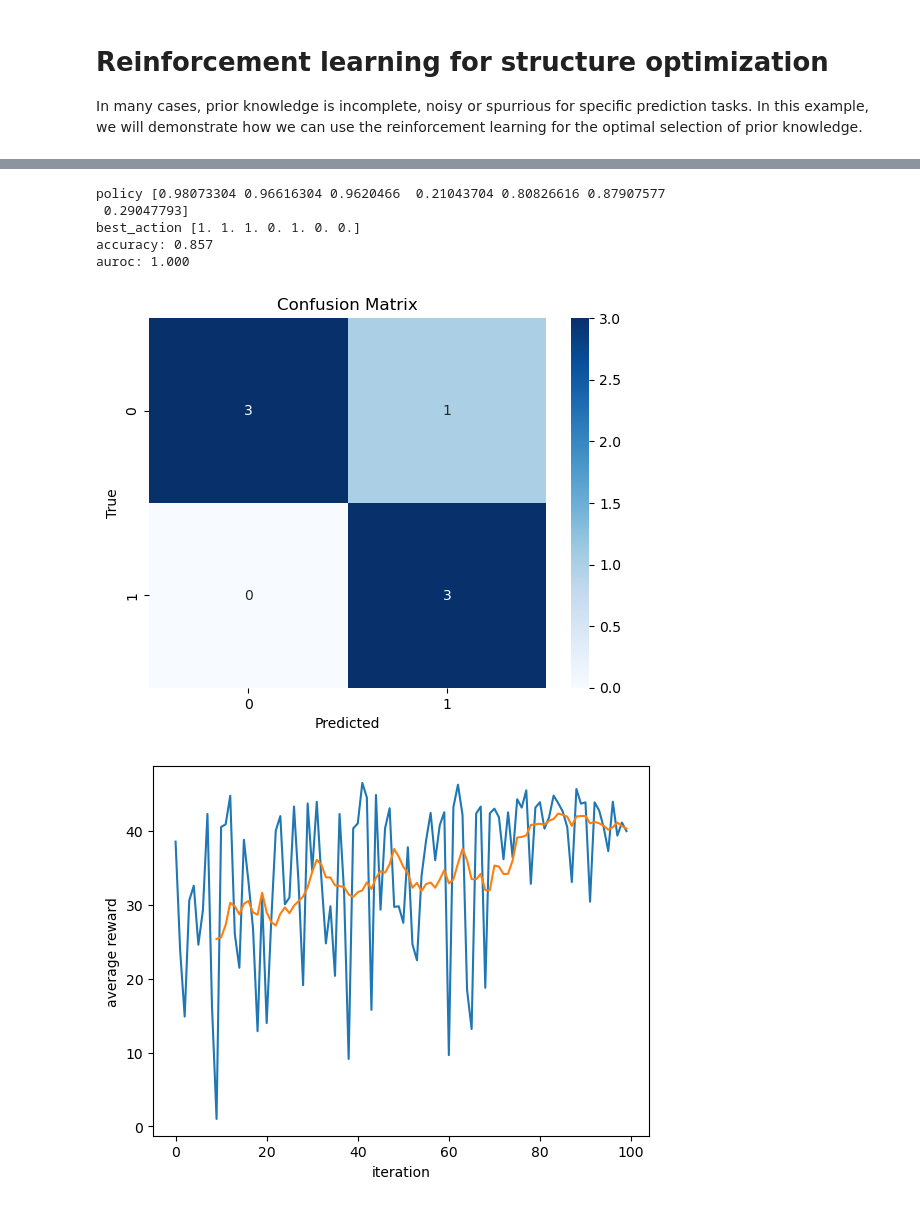
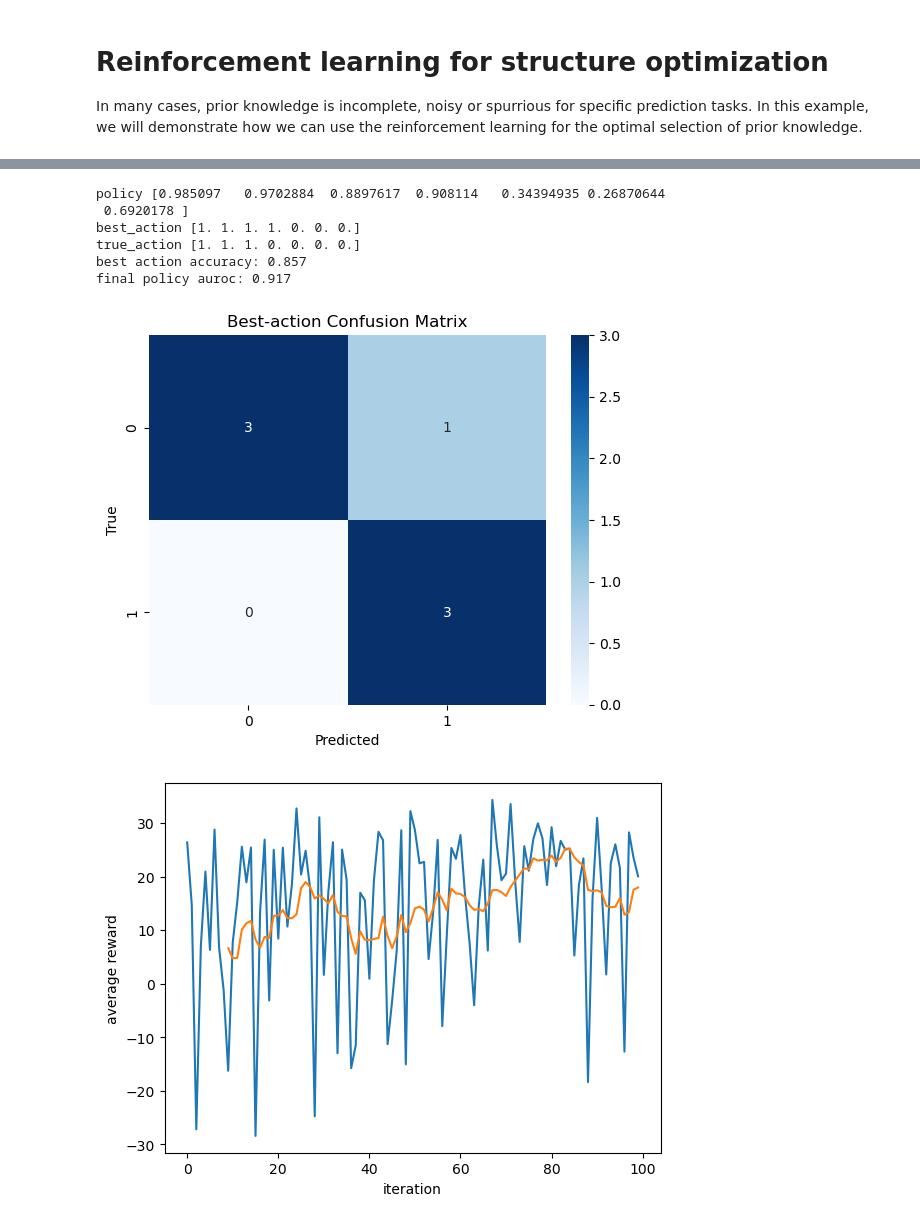
Before and after one commit to nathanieljevans/GSNN, a Jupyter notebook: docs/tutorials/04_reinforce.ipynb, the cells around one changed output, grey strips where cells are left out. Drawn from its saved outputs; the diff is of its cells as text; code cells hidden in the pictures.

```diff
--- a/docs/tutorials/04_reinforce.ipynb
+++ b/docs/tutorials/04_reinforce.ipynb
@@ -78,21 +37,0 @@ plt.show()
-# %%
-special_functions = None
-
-x_train, x_test, y_train, y_test = simulate(G, n_train=100, n_test=250, input_nodes=input_nodes, output_nodes=output_nodes,
-                                            special_functions=special_functions, noise_scale=0.1)
-
-device = 'cuda' if torch.cuda.is_available() else 'cpu'
-device = 'cpu'
-
-x_train = torch.tensor(x_train, dtype=torch.float32).to(device)
-x_test = torch.tensor(x_test, dtype=torch.float32).to(device)
-y_train = torch.tensor(y_train, dtype=torch.float32).to(device)
-y_test = torch.tensor(y_test, dtype=torch.float32).to(device)
-
-y_mu = y_train.mean(0); y_std = y_train.std(0)
-
-y_train = (y_train - y_mu)/(y_std + 1e-8)
-y_test = (y_test - y_mu)/(y_std + 1e-8)
-
-train_dataset = torch.utils.data.TensorDataset(x_train, y_train)
-test_dataset = torch.utils.data.TensorDataset(x_test, y_test)
@@ -119,14 +72,12 @@ model_kwargs = {'edge_index_dict'                 : edge_index_dict,
                     'norm'                            : 'batch'}
 
 # GSNN training parameters
-training_kwargs = {'lr':5e-2,
+training_kwargs = {'lr':1e-2,
                     'max_epochs':50,
                     'batch':100,
                     'workers':5,
                     'weight_decay':1e-4}
 
-args = argparse.Namespace()
-args.outer_iters = 100
 
 # the action edge dict will be used to index the action for each edge
 # if and edge key is not provided, those values will not be optimized (always present)
@@ -136,14 +87,13 @@ n_actions = sum([torch.unique(v).numel() for v in action_edge_dict.values()])
 true_action = np.array([1.]*3 + [0.]*4)
 
 env = Environment(action_edge_dict, train_dataset, test_dataset, model_kwargs,
-                 training_kwargs, metric='spearman', reward_type='auc', verbose=False,
+                 training_kwargs, metric='r2', reward_type='auc', verbose=False,
                  raise_error_on_fail=True)
 
 hoptim = REINFORCE(env, n_actions, action_labels=true_action, clip=10, eps=1e-8, warmup=3, verbose=True,
-                        entropy=0., entropy_decay=0.99, min_entropy=0.0, window=10,
-                        init_prob=0.25, lr=1e-1, policy_decay=0)
+                        entropy=0.1, entropy_decay=0.99, min_entropy=0.0, window=10,
+                        init_prob=0.5, lr=1e-1, policy_decay=0)
 
-for iter in range(args.outer_iters):
-
+for iter in range(100):
     hoptim.step()
 # %% [output]
@@ -171,37 +121,39 @@ policy = hoptim.logits.sigmoid().detach().cpu().numpy().ravel()
 
 print('policy', policy)
 print('best_action', best_action)
+print('true_action', true_action)
 
 acc = np.mean(best_action == true_action)
 auroc = roc_auc_score(true_action, policy)
 
-print(f'accuracy: {acc:.3f}')
-print(f'auroc: {auroc:.3f}')
+print(f'best action accuracy: {acc:.3f}')
+print(f'final policy auroc: {auroc:.3f}')
 
 # plot  confusion matrix
 cm = confusion_matrix(true_action, best_action)
 
 plt.figure()
 sbn.heatmap(cm, annot=True, fmt='d', cmap='Blues')
-plt.title('Confusion Matrix')
+plt.title('Best-action Confusion Matrix')
 plt.xlabel('Predicted')
 plt.ylabel('True')
 plt.show()
 # %% [output]
-policy [0.98073304 0.96616304 0.9620466  0.21043704 0.80826616 0.87907577
- 0.29047793]
-best_action [1. 1. 1. 0. 1. 0. 0.]
-accuracy: 0.857
-auroc: 1.000
+policy [0.985097   0.9702884  0.8897617  0.908114   0.34394935 0.26870644
+ 0.6920178 ]
+best_action [1. 1. 1. 1. 0. 0. 0.]
+true_action [1. 1. 1. 0. 0. 0. 0.]
+best action accuracy: 0.857
+final policy auroc: 0.917
-[figure, old version]
+[figure, new version]
 # %%
-avg_reward = np.array(hoptim.rewards).mean(1)
+avg_reward = np.array(hoptim.rewards)
 plt.figure()
 plt.plot(avg_reward)
 plt.plot(pd.Series(avg_reward).rolling(window=10).mean())
 
 plt.xlabel('iteration')
 plt.ylabel('average reward')
 plt.show()
 # %% [output]
-[figure, old version]
+[figure, new version]
```
Also changed, not shown: parts of 5 cells of this notebook, 9 other files.
